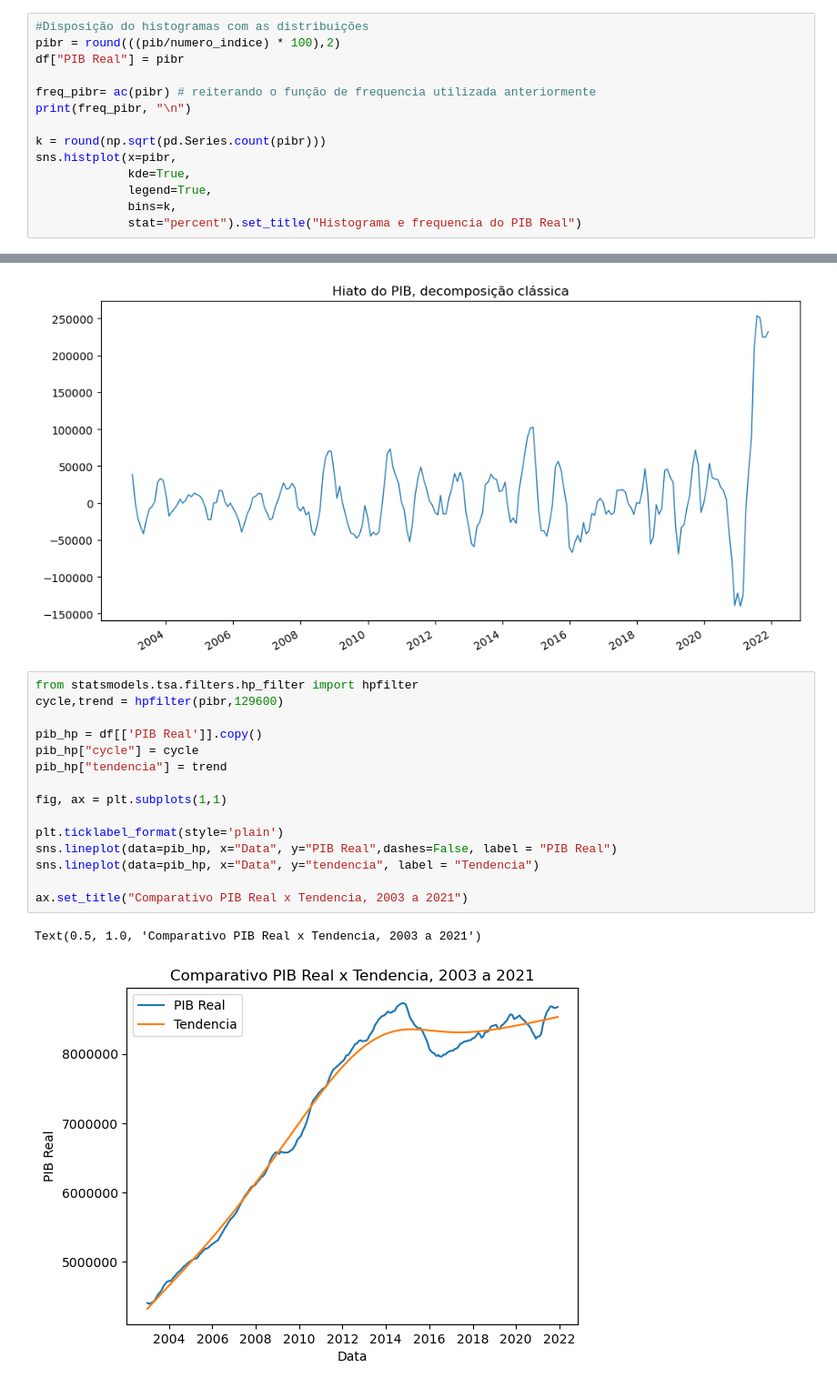
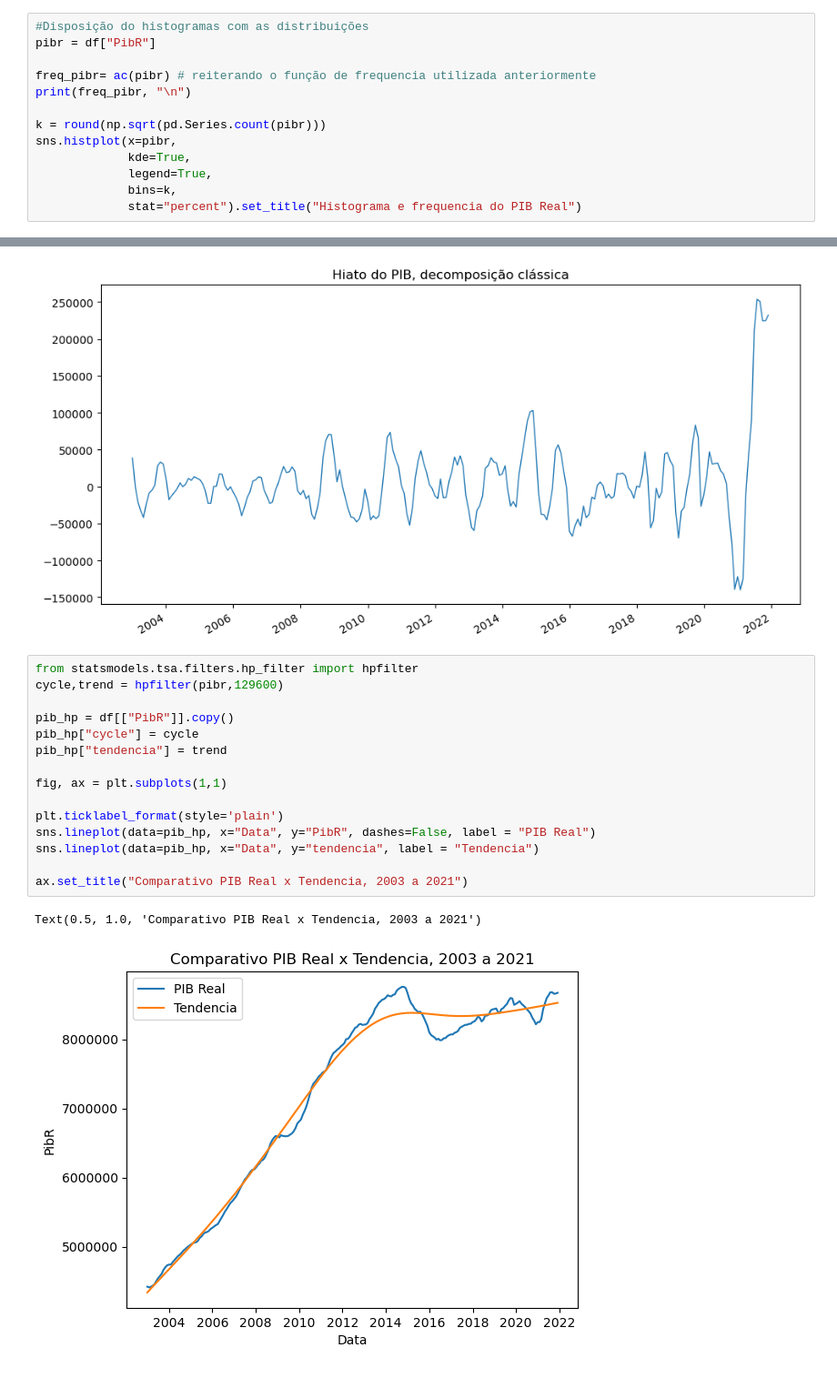
Before and after one commit to rehpires/EconometriaUFPB-2022, a Jupyter notebook: Script.ipynb, the cells around one changed output, grey strips where cells are left out. Shown at 91% size. Drawn from its saved outputs; the diff is of its cells as text.

```diff
--- a/Script.ipynb
+++ b/Script.ipynb
@@ -215,7 +217,6 @@ Text(0.5, 1.0, 'Histograma e frequencia do PIB')
 # %%
 #Disposição do histogramas com as distribuições
-pibr = round(((pib/numero_indice) * 100),2)
-df["PIB Real"] = pibr
+pibr = df["PibR"]
 
 freq_pibr= ac(pibr) # reiterando o função de frequencia utilizada anteriormente
 print(freq_pibr, "\n")
@@ -576,20 +577,20 @@ plt.rcdefaults()
 # %%
 from statsmodels.tsa.filters.hp_filter import hpfilter
 cycle,trend = hpfilter(pibr,129600)
 
-pib_hp = df[['PIB Real']].copy()
+pib_hp = df[["PibR"]].copy()
 pib_hp["cycle"] = cycle
 pib_hp["tendencia"] = trend
 
 fig, ax = plt.subplots(1,1)
 
 plt.ticklabel_format(style='plain')
-sns.lineplot(data=pib_hp, x="Data", y="PIB Real",dashes=False, label = "PIB Real")
+sns.lineplot(data=pib_hp, x="Data", y="PibR", dashes=False, label = "PIB Real")
 sns.lineplot(data=pib_hp, x="Data", y="tendencia", label = "Tendencia")
 
 ax.set_title("Comparativo PIB Real x Tendencia, 2003 a 2021")
 # %% [output]
 Text(0.5, 1.0, 'Comparativo PIB Real x Tendencia, 2003 a 2021')
-[figure, old version]
+[figure, new version]
 # %%
 pib_hp["hiato"] = pibr - trend
```
Also changed, not shown: parts of 41 cells of this notebook, 4 other files.
